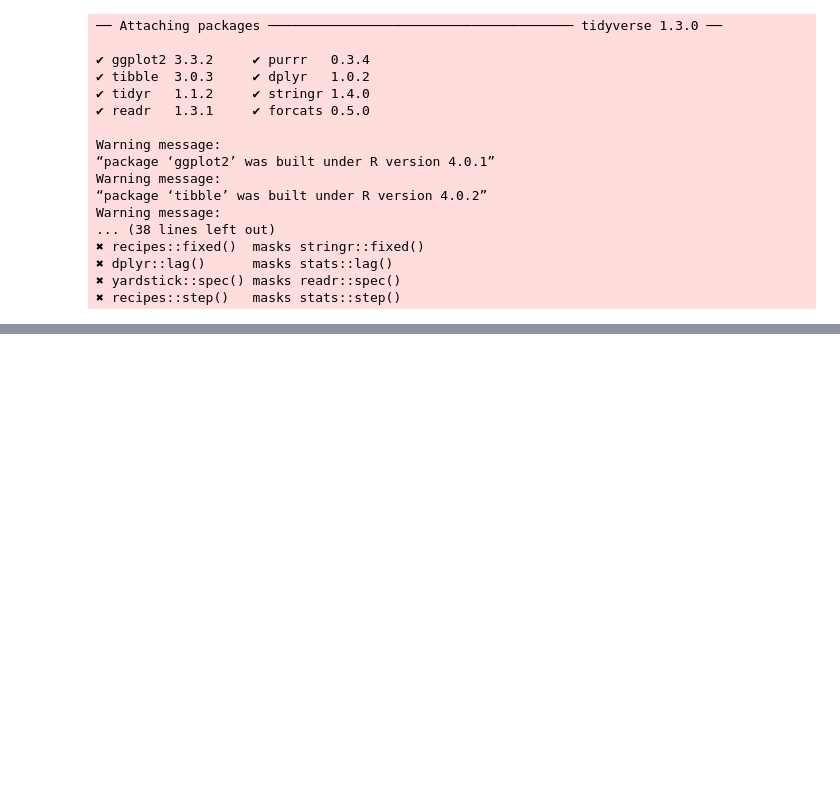
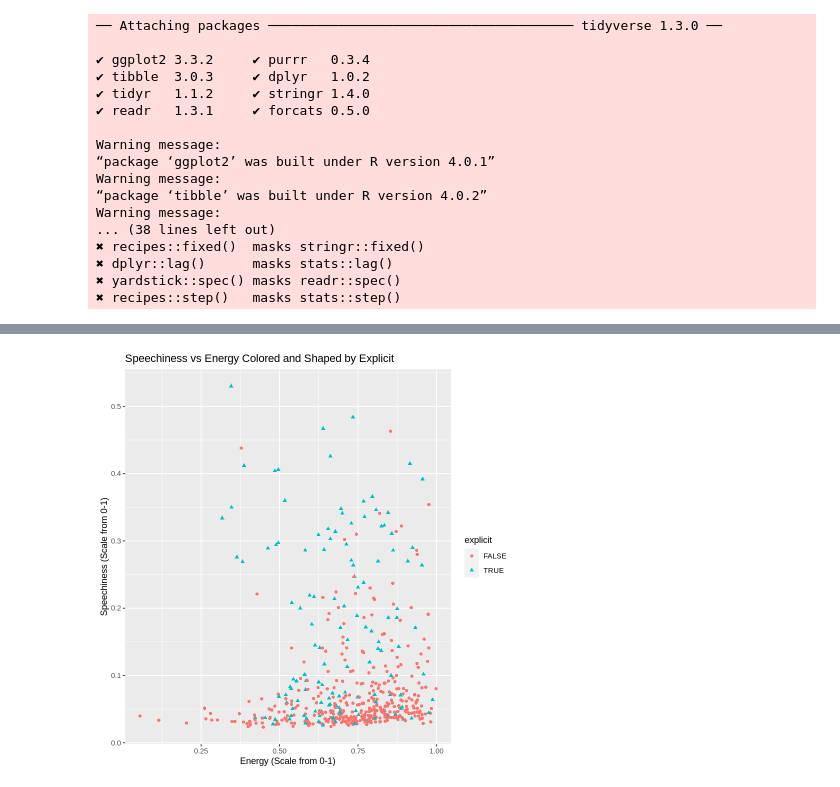
Before and after one commit to SugarLucas/dsci_100_project, a Jupyter notebook: spotify_top_hits.ipynb, the cells around one changed output, grey strips where cells are left out. Saved outputs shown, nothing was run; the diff lists cells and outputs as text; code cells hidden in the pictures; blank space fills up the shorter version.

```diff
--- a/spotify_top_hits.ipynb
+++ b/spotify_top_hits.ipynb
@@ -62,0 +157,10 @@ A spec_tbl_df: 2000 × 18
+# %%
+# Scatter: Speechiness vs Energy Colored and Shaped by Explicit
+plot2 <- song_train %>%
+    ggplot(aes(x = energy, y = speechiness, colour = explicit, shape = explicit)) +
+    geom_point() +
+    labs(x = "Energy (Scale from 0-1)", y = 'Speechiness (Scale from 0-1)') +
+    ggtitle('Speechiness vs Energy Colored and Shaped by Explicit')
+plot2
+# %% [output]
+[figure, added]
```
Also changed, not shown: parts of 9 cells of this notebook.
